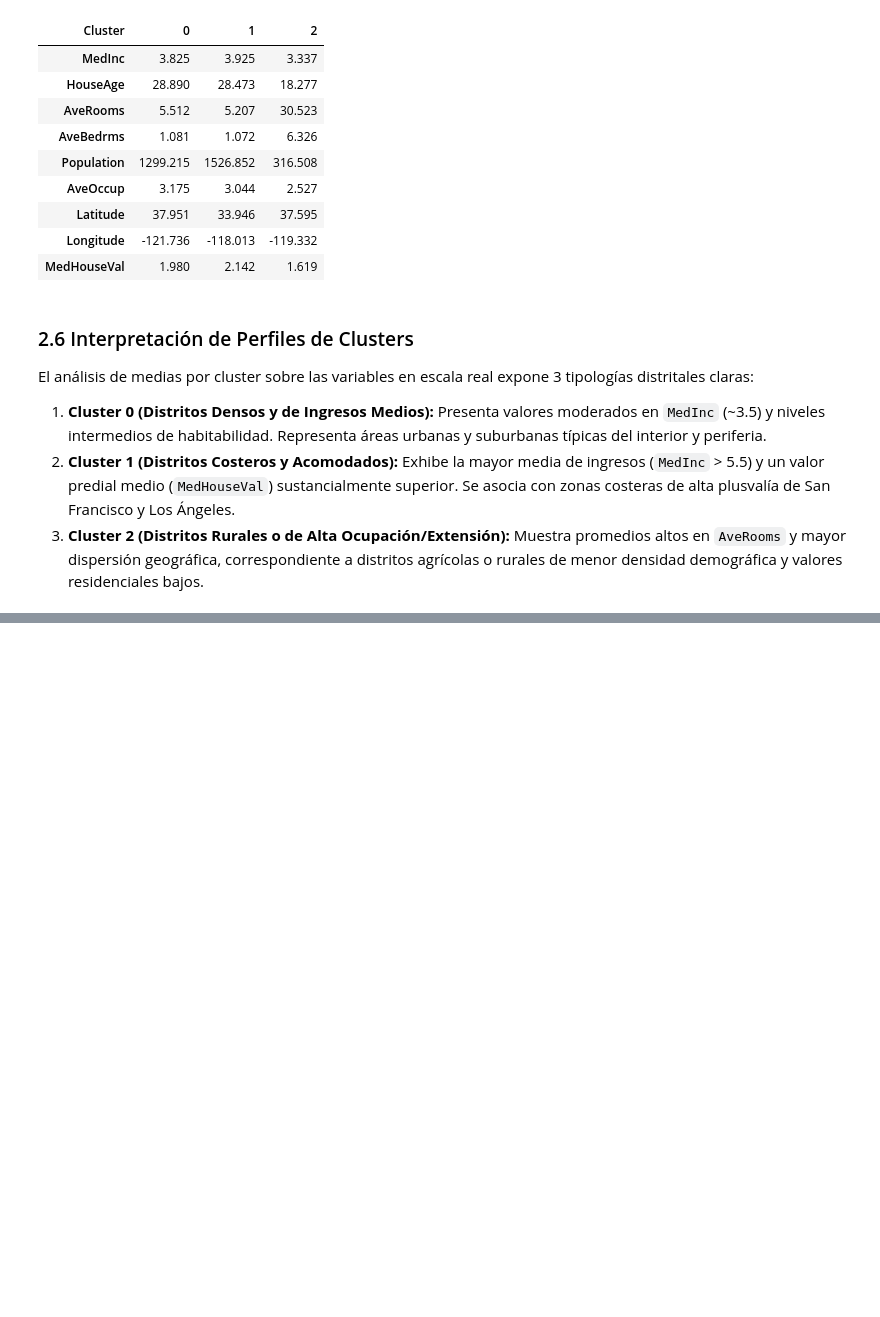
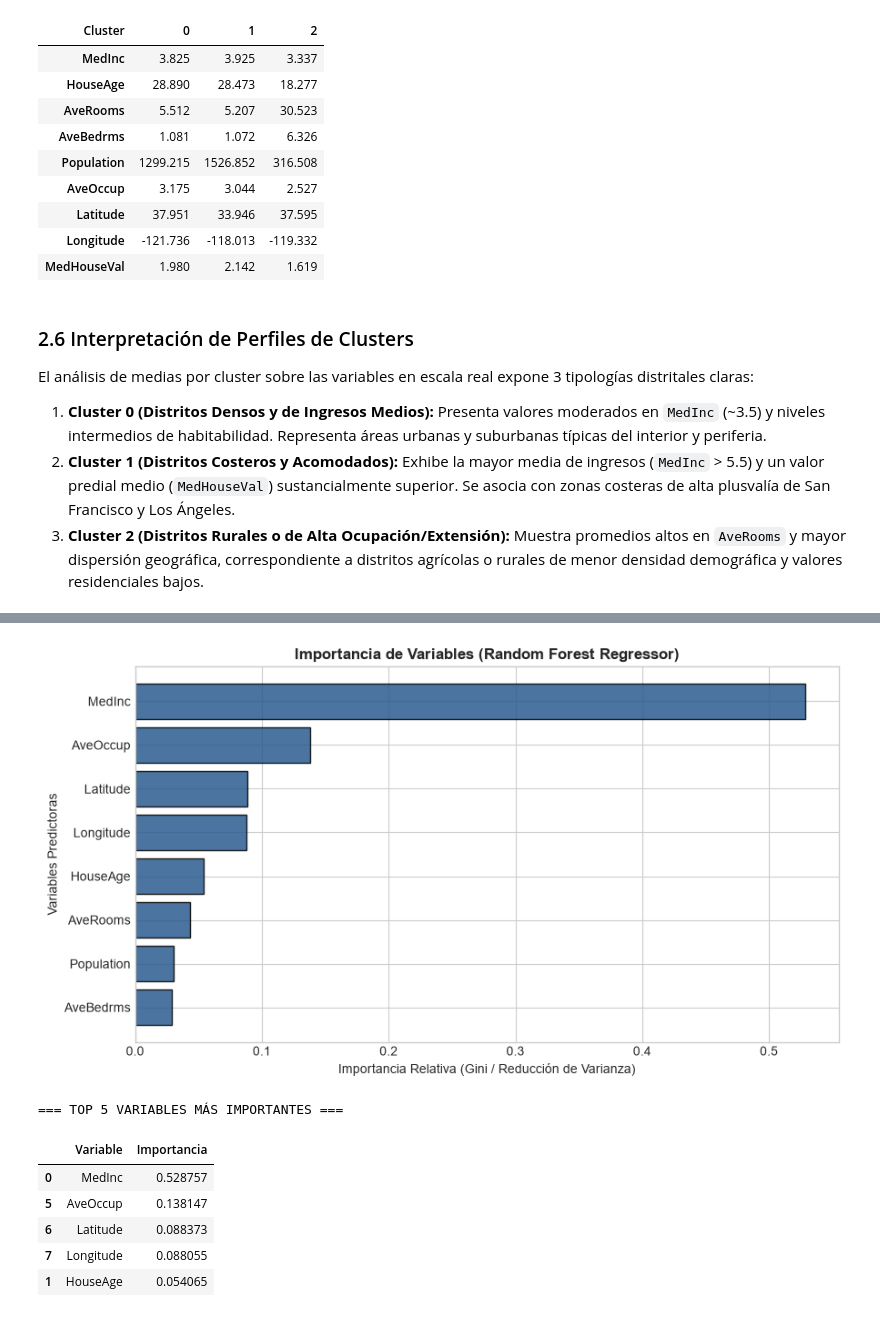
Before and after one commit to alejandro-engr/ML1_ExamenAplicado_Contreras_Alejandro, a Jupyter notebook: examen_ml1.ipynb, the cells around one changed output, grey strips where cells are left out. Cells and saved outputs as stored; diff of their text form; code cells hidden in the pictures; blank space fills up the shorter version.

```diff
--- a/examen_ml1.ipynb
+++ b/examen_ml1.ipynb
@@ -544,0 +551,23 @@ El análisis de medias por cluster sobre las variables en escala real expone 3 t
+# %%
+# 3.1 Modelo Penalizado: Ridge con GridSearchCV
+param_grid_ridge = {'alpha': [0.001, 0.01, 0.1, 1.0, 10.0, 100.0]}
+
+ridge_base = Ridge(random_state=42)
+grid_ridge = GridSearchCV(
+    estimator=ridge_base,
+    param_grid=param_grid_ridge,
+    cv=5,
+    scoring='r2',
+    n_jobs=-1
+)
+
+start_time_ridge = time.time()
+grid_ridge.fit(X_train_prep, y_train)
+train_time_ridge = time.time() - start_time_ridge
+
+best_ridge = grid_ridge.best_estimator_
+
+print("=== MODELO PENALIZADO (RIDGE) ===")
+print(f"Mejores Hiperparámetros: {grid_ridge.best_params_}")
+print(f"Mejor R2 en CV (Train):  {grid_ridge.best_score_:.4f}")
+print(f"Tiempo de Entrenamiento: {train_time_ridge:.4f} segundos")
@@ -544,0 +686,28 @@ El análisis de medias por cluster sobre las variables en escala real expone 3 t
+# %%
+# 3.6 Importancia de Variables del Mejor Modelo
+importances = best_rf.feature_importances_
+feat_imp_df = pd.DataFrame({
+    'Variable': num_features,
+    'Importancia': importances
+}).sort_values(by='Importancia', ascending=True)
+
+plt.figure(figsize=(9, 5))
+plt.barh(feat_imp_df['Variable'], feat_imp_df['Importancia'], color='#2b5c8f', edgecolor='black', alpha=0.85)
+plt.title('Importancia de Variables (Random Forest Regressor)', fontweight='bold')
+plt.xlabel('Importancia Relativa (Gini / Reducción de Varianza)')
+plt.ylabel('Variables Predictoras')
+plt.tight_layout()
+plt.savefig('figures/13_importancia_variables.png', dpi=150)
+plt.show()
+
+print("=== TOP 5 VARIABLES MÁS IMPORTANTES ===")
+display(feat_imp_df.sort_values(by='Importancia', ascending=False).head(5))
+# %% [output]
+[figure, added]
+=== TOP 5 VARIABLES MÁS IMPORTANTES ===
+|  | Variable | Importancia |
+| 0 | MedInc | 0.528757 |
+| 5 | AveOccup | 0.138147 |
+| 6 | Latitude | 0.088373 |
+| 7 | Longitude | 0.088055 |
+| 1 | HouseAge | 0.054065 |
```
Also changed, not shown: parts of 9 cells of this notebook, 3 other files.
